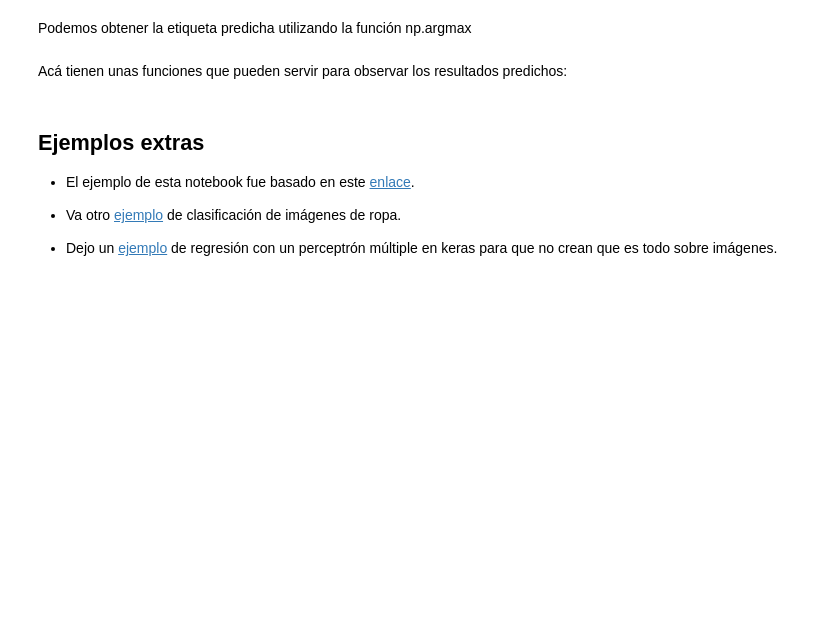
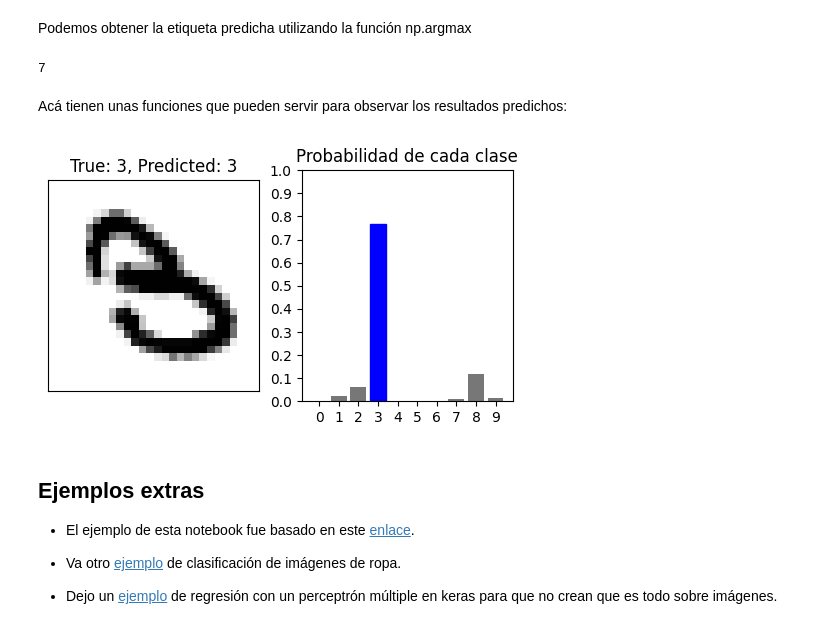
Before and after one commit to DiploDatos/AprendizajeSupervisado, a Jupyter notebook: Teórico/demo_6_neural_networks.ipynb, the cells around one changed output. Saved outputs shown, nothing was run; the diff lists cells and outputs as text; code cells hidden in the pictures; blank space fills up the shorter version.

```diff
--- a/Teórico/demo_6_neural_networks.ipynb
+++ b/Teórico/demo_6_neural_networks.ipynb
@@ -451,7 +578,7 @@ show_layer_activations=True)
 opt = Adam(learning_rate=0.001)
 modelo_mnist.compile(loss='categorical_crossentropy',
               optimizer=opt,
-              metrics="acc")
+              metrics=["acc"])
 # %%
 modelo_mnist.fit(x_train, y_train, epochs=10,
- batch_size=batch_size,validation_data=(x_test, y_test), workers=2)
+ batch_size=batch_size,validation_data=(x_test, y_test))#, workers=1)
@@ -487,6 +653,8 @@ def get_label(x):
     return np.argmax(x)
 
 get_label(prediction[0])
+# %% [output]
+7
 # %% [markdown]
 Acá tienen unas funciones que pueden servir para observar los resultados predichos:
 # %%
@@ -516,15 +684,17 @@ def plot_value_array(i, predictions_array, true_label):
   thisplot[predicted_label].set_color('red')
   thisplot[true_label].set_color('blue')
 # %%
-i = 8
+i = 18
 plt.figure(figsize=(6,3))
 plt.subplot(1,2,1)
 num_px = 28
 plot_image(i, prediction[i], y_test, x_test, num_px)
 plt.subplot(1,2,2)
 plot_value_array(i, prediction[i],  y_test)
 plt.title('Probabilidad de cada clase')
 plt.show()
+# %% [output]
+[figure, added]
 # %% [markdown]
 ## Ejemplos extras
 
```
Also changed, not shown: parts of 27 cells of this notebook, 8 other files.
